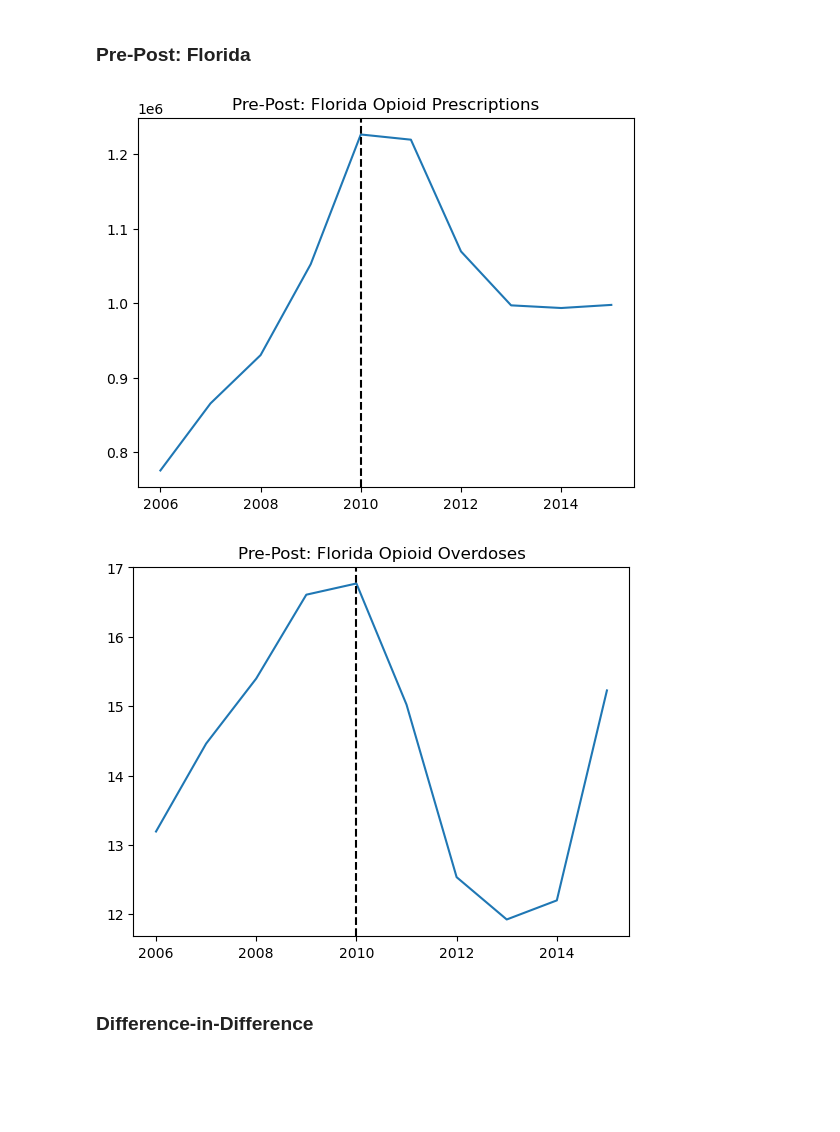
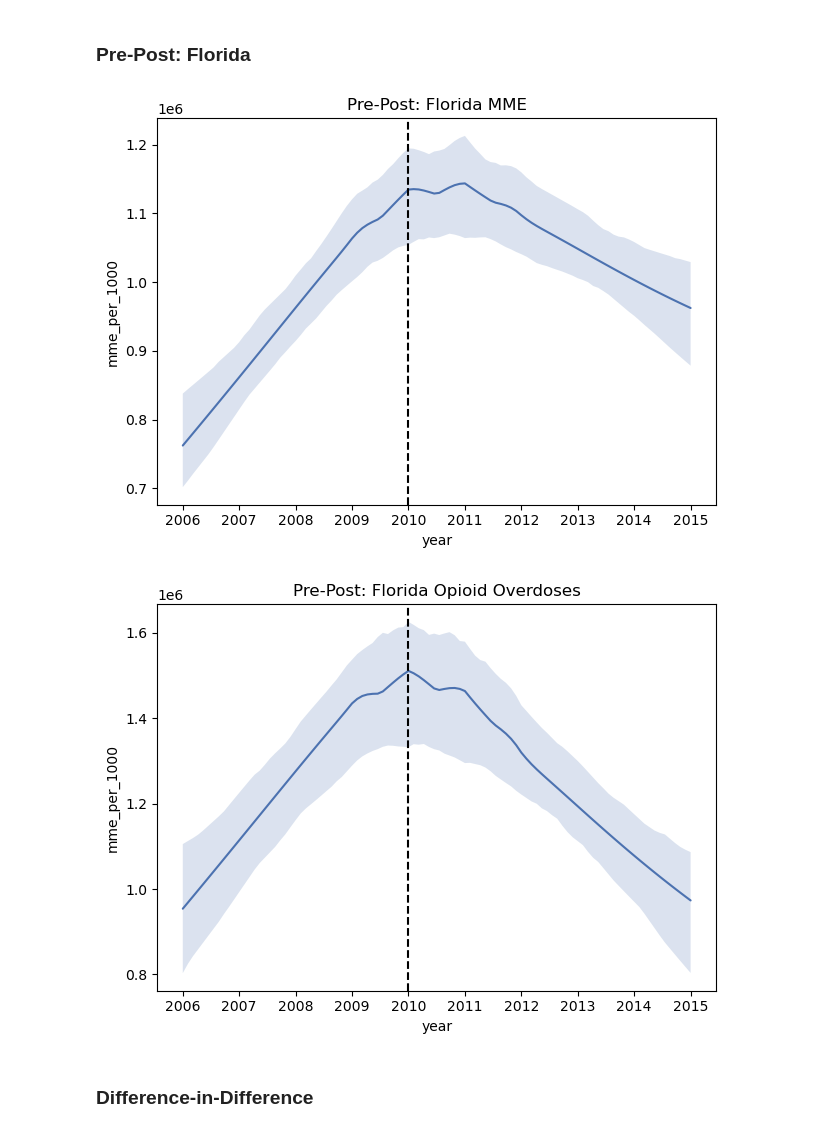
Before and after one commit to rakiranelson/IDS590-Opioids-Final-Project, a Jupyter notebook: opioid_project_analysis.ipynb, the cells around one changed output. Saved outputs shown, nothing was run; the diff lists cells and outputs as text; code cells hidden in the pictures; blank space fills up the shorter version.

Commit message:
updated analysis to use lowess regression

```diff
--- a/opioid_project_analysis.ipynb
+++ b/opioid_project_analysis.ipynb
@@ -128,25 +125,51 @@ plt.show()
 # %% [markdown]
 ### Pre-Post: Florida
 # %%
-fl = opioids_states_prescriptions[opioids_states_prescriptions["state"] == "FLORIDA"]
-mean_fl = fl.groupby("year")["mme_per_1000"].mean()
+fl_prescriptions = opioids_states_prescriptions[
+    opioids_states_prescriptions["state"] == "FLORIDA"
+]
 
-plt.plot(mean_fl.index, mean_fl.values)
-plt.axvline(2010, linestyle="--", color="black")
-plt.title("Pre-Post: Florida Opioid Prescriptions")
+fig_mme, ax3 = plt.subplots()
+
+plot = (
+    so.Plot(fl_prescriptions, x="year", y="mme_per_1000")
+    .add(
+        so.Line(),
+        lowess := sor.Lowess(frac=0.7, gridsize=100, num_bootstrap=200, alpha=0.95),
+    )
+    .add(so.Band(), lowess)
+    .label(title="Pre-Post: Florida MME")
+)
+
+plot.on(ax3).plot()
+plt.axvline(2010, color="black", linestyle="--")
+plt.xticks(range(fl_prescriptions["year"].min(), fl_prescriptions["year"].max() + 1))
+plt.tight_layout()
 plt.show()
 # %% [output]
-[figure, old version]
+[figure, new version]
 # %%
-fl = opioids_states_od[opioids_states_od["state"] == "FLORIDA"]
-mean_fl = fl.groupby("year")["overdose_per_100k"].mean()
+fl_overdose = opioids_states_od[opioids_states_od["state"] == "FLORIDA"]
 
-plt.plot(mean_fl.index, mean_fl.values)
-plt.axvline(2010, linestyle="--", color="black")
-plt.title("Pre-Post: Florida Opioid Overdoses")
+fig_od, ax3 = plt.subplots()
+
+plot = (
+    so.Plot(fl_overdose, x="year", y="mme_per_1000")
+    .add(
+        so.Line(),
+        lowess := sor.Lowess(frac=0.7, gridsize=100, num_bootstrap=200, alpha=0.95),
+    )
+    .add(so.Band(), lowess)
+    .label(title="Pre-Post: Florida Opioid Overdoses")
+)
+
+plot.on(ax3).plot()
+plt.axvline(2010, color="black", linestyle="--")
+plt.xticks(range(fl_overdose["year"].min(), fl_overdose["year"].max() + 1))
+plt.tight_layout()
 plt.show()
 # %% [output]
-[figure, old version]
+[figure, new version]
 # %% [markdown]
 ### Difference-in-Difference
 # %%
```
Also changed, not shown: parts of 11 cells of this notebook.
